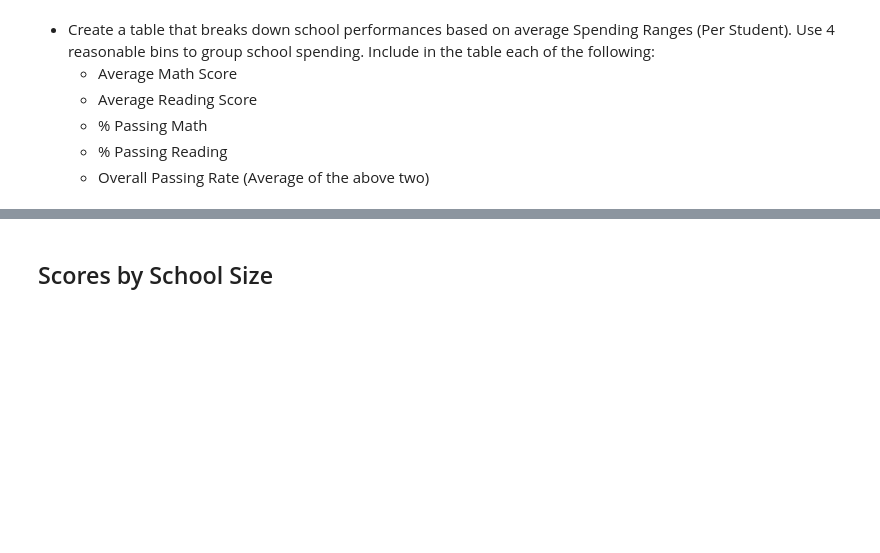
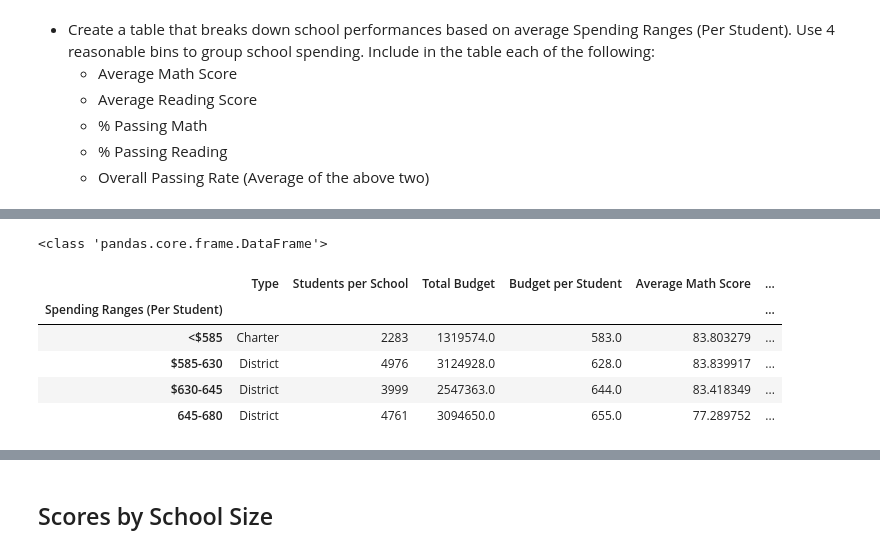
Before and after one commit to pjb327/panda_hw, a Jupyter notebook: PyCitySchools/PyCitySchools_starter.ipynb, the cells around one changed output, grey strips where cells are left out. Cells and saved outputs as stored; diff of their text form; code cells hidden in the pictures; blank space fills up the shorter version.

```diff
--- a/PyCitySchools/PyCitySchools_starter.ipynb
+++ b/PyCitySchools/PyCitySchools_starter.ipynb
@@ -523,0 +497,19 @@ reading_grades_df
+# %%
+spending_bins = [0, 585, 630, 645, 680]
+spending_group_names = ["<$585", "$585-630", "$630-645", "645-680"]
+school_summary_df["Spending Ranges (Per Student)"] = pd.cut(school_summary_df["Budget per Student"], spending_bins, labels = spending_group_names, include_lowest = False)
+
+print(type(school_summary_df))
+# %% [output]
+<class 'pandas.core.frame.DataFrame'>
+# %%
+spending_df = school_summary_df.groupby("Spending Ranges (Per Student)")
+spending_df = spending_df.max()
+spending_df
+# %% [output]
+|  | Type | Students per School | Total Budget | Budget per Student | Average Math Score | ... |
+| Spending Ranges (Per Student) |  |  |  |  |  | ... |
+| <$585 | Charter | 2283 | 1319574.0 | 583.0 | 83.803279 | ... |
+| $585-630 | District | 4976 | 3124928.0 | 628.0 | 83.839917 | ... |
+| $630-645 | District | 3999 | 2547363.0 | 644.0 | 83.418349 | ... |
+| 645-680 | District | 4761 | 3094650.0 | 655.0 | 77.289752 | ... |
```
Also changed, not shown: parts of 8 cells of this notebook.
